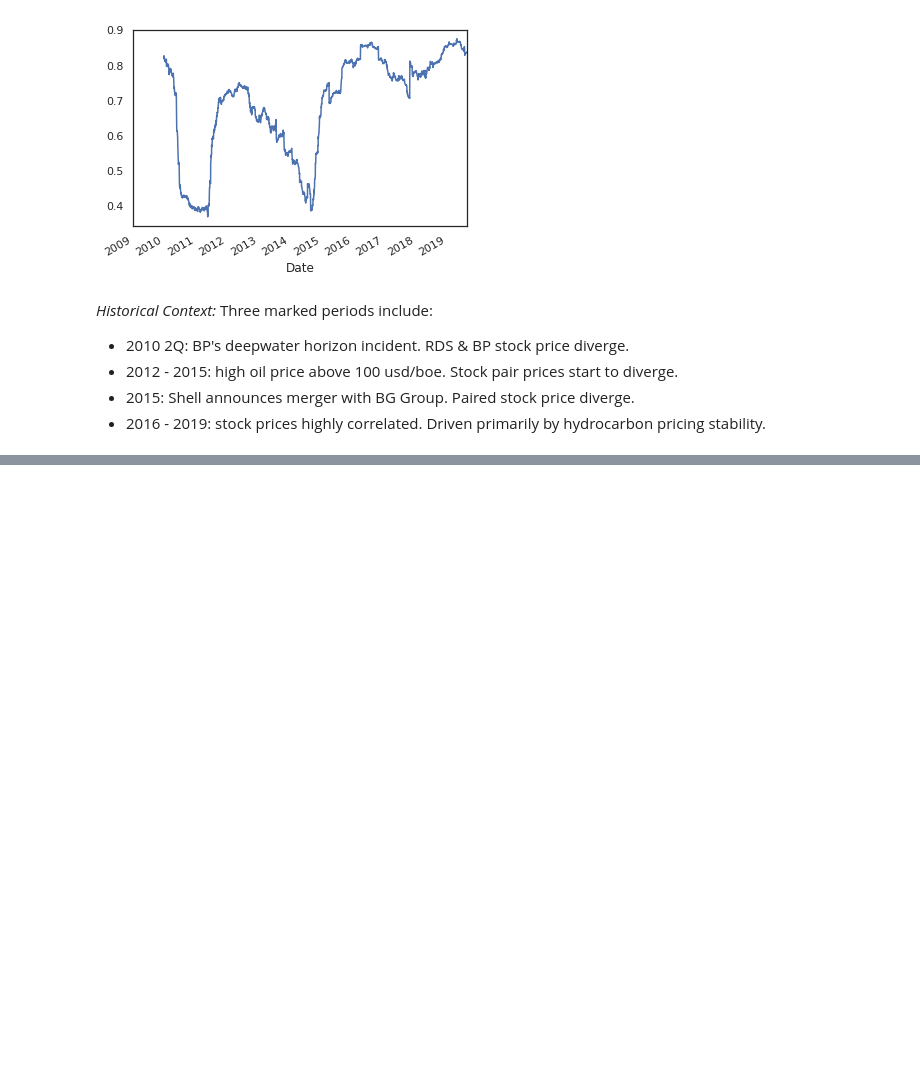
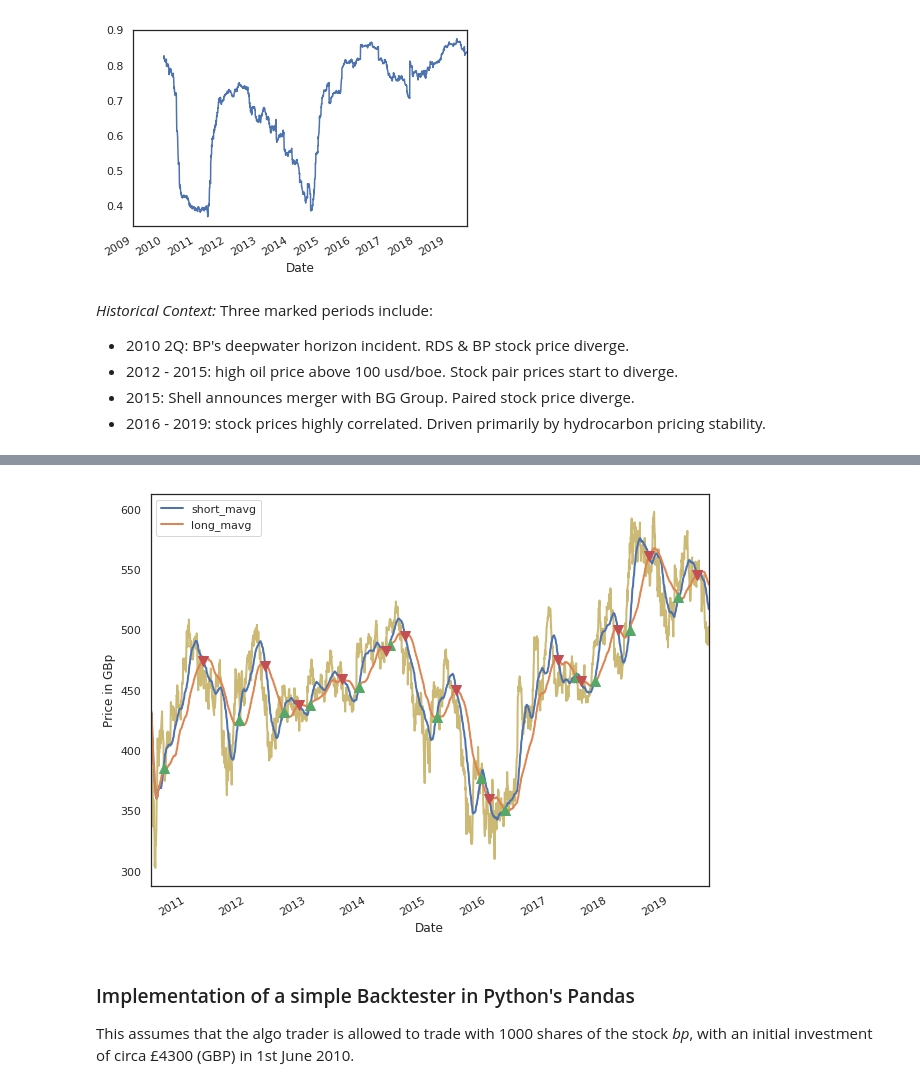
Before and after one commit to ernestoaddiego/FinanceMachineLearning, a Jupyter notebook: StockPredictUsingML_EAG_06Sep19.ipynb, the cells around one changed output, grey strips where cells are left out. Drawn from its saved outputs; the diff is of its cells as text; code cells hidden in the pictures; blank space fills up the shorter version.

```diff
--- a/StockPredictUsingML_EAG_06Sep19.ipynb
+++ b/StockPredictUsingML_EAG_06Sep19.ipynb
@@ -462,0 +515,31 @@ This demo will develop the 'classic' trading strategy of the intersection betwee
+# %%
+# Initialize the plot figure
+fig = plt.figure()
+
+# Add a subplot and label for y-axis
+ax1 = fig.add_subplot(111,  ylabel='Price in GBp')
+
+# Plot the closing price
+bp['Close'].plot(ax=ax1, color='y', lw=2., figsize=(10,8))
+
+# Plot the short and long moving averages
+signals[['short_mavg', 'long_mavg']].plot(ax=ax1, lw=2.)
+
+# Plot the buy signals: i.e. triangles going 'up', coloured green
+ax1.plot(signals.loc[signals.positions == 1.0].index,
+         signals.short_mavg[signals.positions == 1.0],
+         '^', markersize=10, color='g')
+
+# Plot the sell signals: i.e. triangles going 'down', coloured red
+ax1.plot(signals.loc[signals.positions == -1.0].index,
+         signals.short_mavg[signals.positions == -1.0],
+         'v', markersize=10, color='r')
+
+# Show the plot
+plt.show()
+# %% [output]
+[figure, added]
+# %% [markdown]
+### Implementation of a simple Backtester in Python's Pandas
+
+This assumes that the algo trader is allowed to trade with 1000 shares of the stock *bp*, with an initial investment of circa £4300 (GBP) in 1st June 2010.
```
Also changed, not shown: parts of 34 cells of this notebook.
